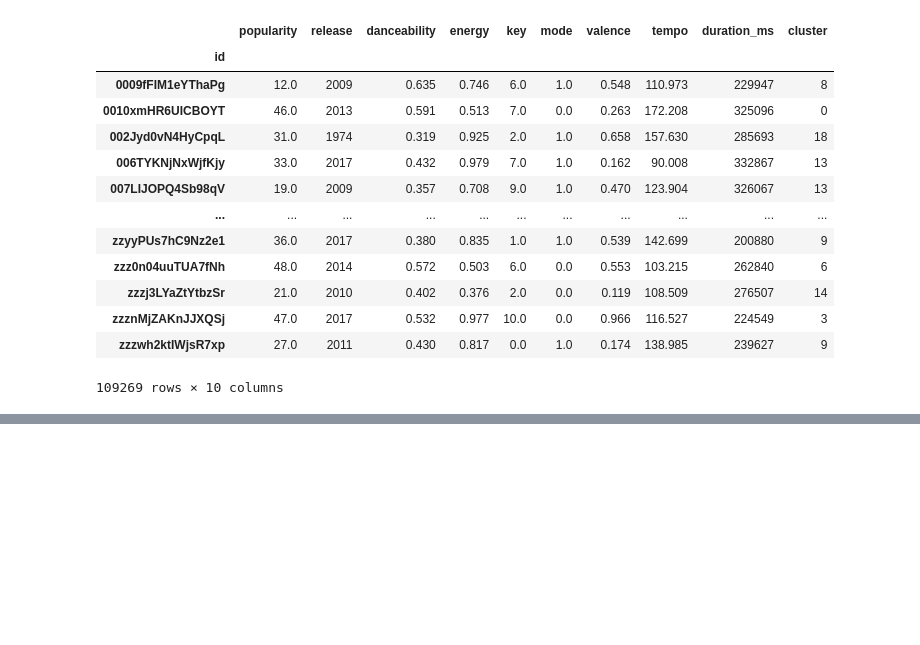
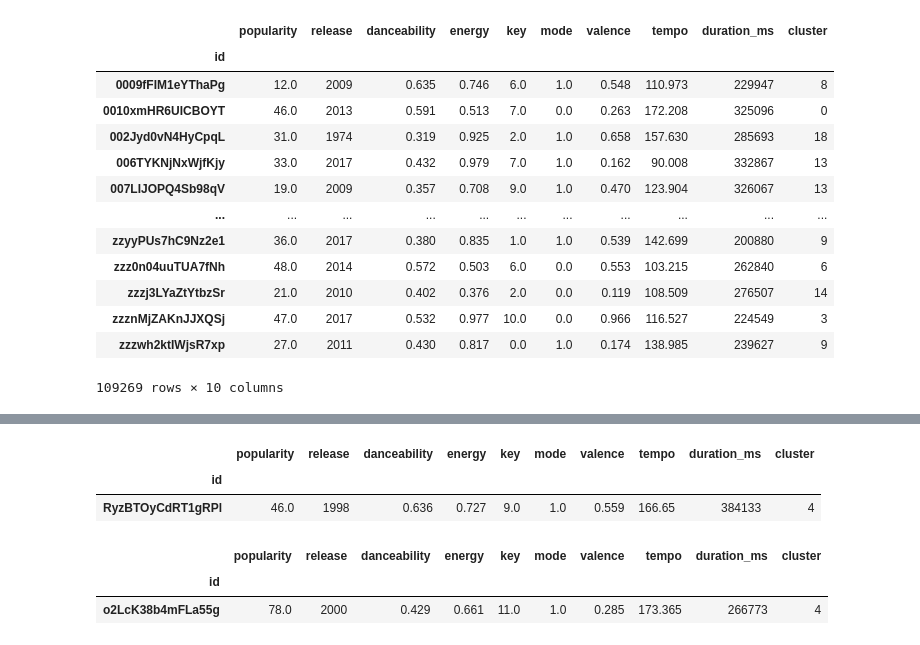
Before and after one commit to FIIT-MSc-projects/2023-Kolek-Musical_context-aware_recommendation_using_neural_networks, a Jupyter notebook: src/Clustering.ipynb, the cells around one changed output, grey strips where cells are left out. Cells and saved outputs as stored; diff of their text form; code cells hidden in the pictures; blank space fills up the shorter version.

Commit message:
added clustering prediction

```diff
--- a/src/Clustering.ipynb
+++ b/src/Clustering.ipynb
@@ -182,3 +177,7 @@ selected_features
 109269 rows × 10 columns
 # %%
 selected_features.to_csv('selected_features_clustered.csv')
+# %%
+selected_features_clustered = pd.read_csv('../helpers/selected_features_clustered.csv', sep=',')
+selected_features_clustered.set_index("id", inplace=True)
+selected_features_clustered
@@ -184,0 +300,22 @@ selected_features.to_csv('selected_features_clustered.csv')
+# %%
+sample = selected_features_clustered.sample(n=1)
+inputs = scaler.transform(sample.drop(columns=['cluster']))
+predicted = selected_features_clustered[selected_features_clustered['cluster'] == argmax(model.predict(inputs))].sort_values(by=['popularity'], ascending= False).head(1)
+print("Input: \n",
+      "id: ", sample.index.values[0],
+      "\n",
+      "cluster: ", sample['cluster'].values[0],
+      "\n",
+      "artist: ", id_information.loc[id_information['id'] == sample.index.values[0]].artist.values[0],
+      "\n",
+      "song: ", id_information.loc[id_information['id'] == sample.index.values[0]].song.values[0]
+     )
+print("Predicted: \n",
+      "id: ", predicted.index.values[0],
+      "\n",
+      "cluster: ", predicted.cluster.values[0],
+      "\n",
+      "artist: ", id_information.loc[id_information['id'] == predicted.index.values[0]].artist.values[0],
+      "\n",
+      "song: ", id_information.loc[id_information['id'] == predicted.index.values[0]].song.values[0]
+     )
@@ -184,0 +334,12 @@ selected_features.to_csv('selected_features_clustered.csv')
+# %%
+sample
+# %% [output]
+|  | popularity | release | danceability | energy | key | mode | valence | tempo | duration_ms | cluster |
+| id |  |  |  |  |  |  |  |  |  |  |
+| RyzBTOyCdRT1gRPl | 46.0 | 1998 | 0.636 | 0.727 | 9.0 | 1.0 | 0.559 | 166.65 | 384133 | 4 |
+# %%
+predicted
+# %% [output]
+|  | popularity | release | danceability | energy | key | mode | valence | tempo | duration_ms | cluster |
+| id |  |  |  |  |  |  |  |  |  |  |
+| o2LcK38b4mFLa55g | 78.0 | 2000 | 0.429 | 0.661 | 11.0 | 1.0 | 0.285 | 173.365 | 266773 | 4 |
```
Also changed, not shown: parts of 12 cells of this notebook, 1 other file.
